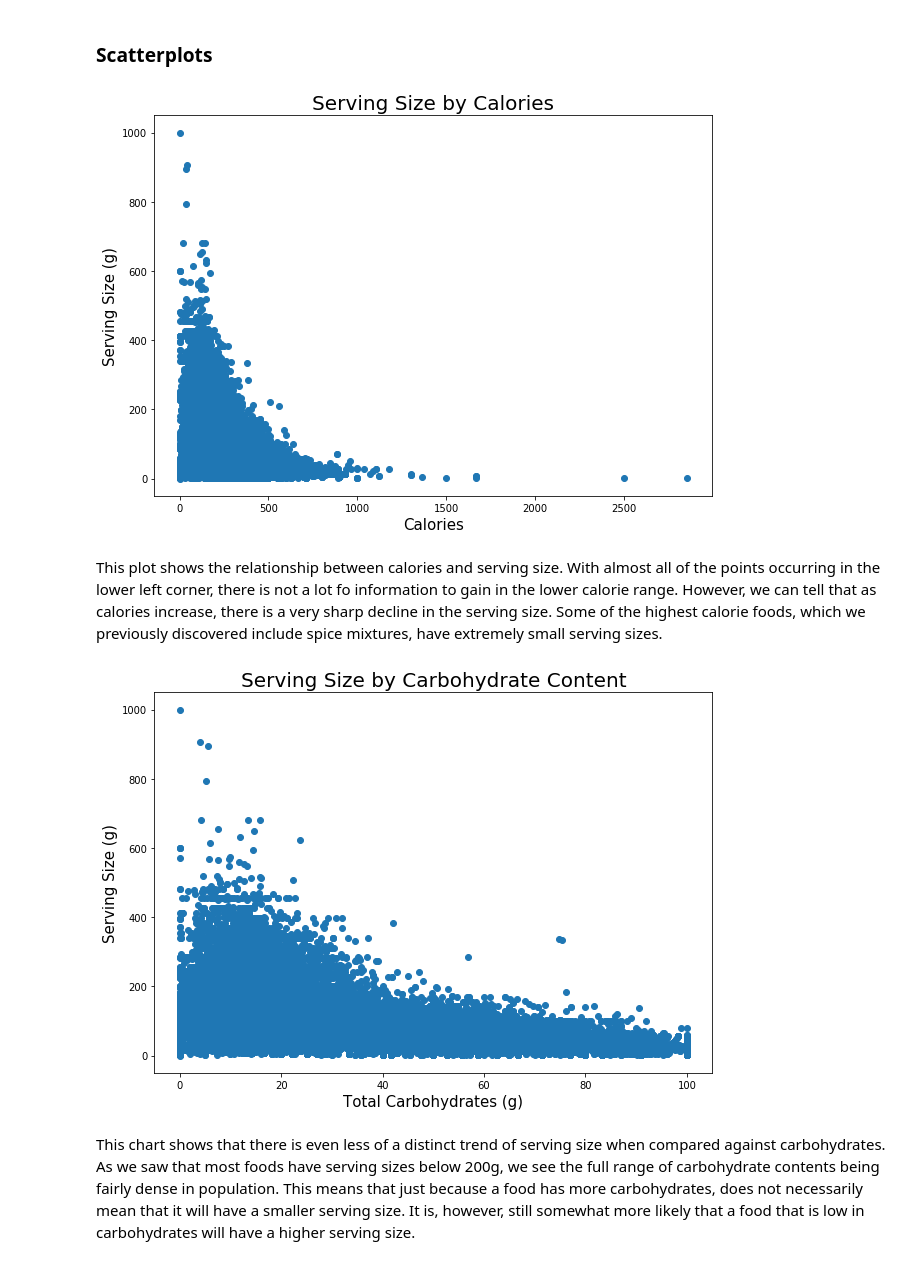
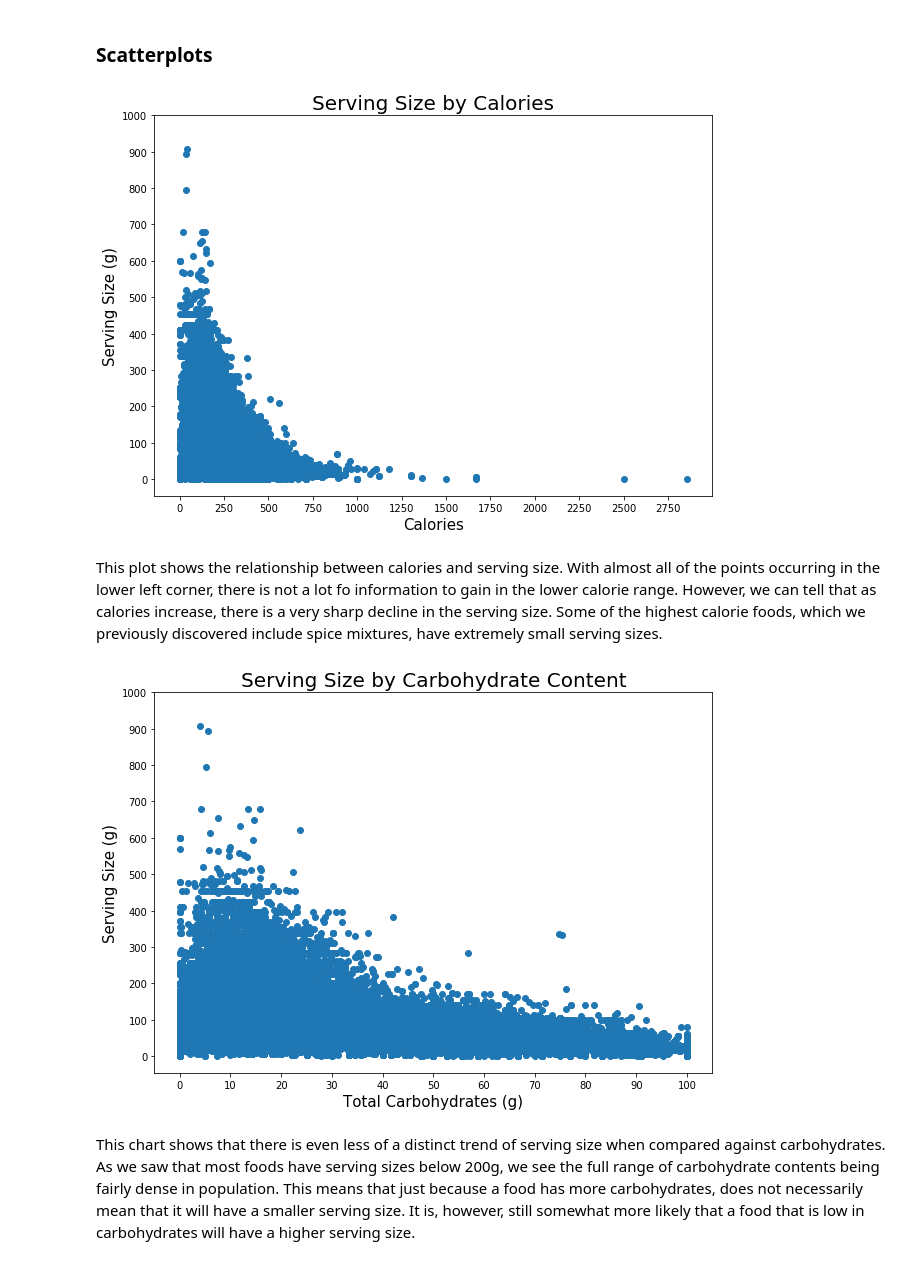
Before and after one commit to ondovj/serving_size_modeling, a Jupyter notebook: code/2-eda.ipynb, the cells around one changed output. Saved outputs shown, nothing was run; the diff lists cells and outputs as text; code cells hidden in the pictures.

```diff
--- a/code/2-eda.ipynb
+++ b/code/2-eda.ipynb
@@ -261,23 +264,25 @@ scatter_plot(df=foods,
              y_col="serving_size",
              x_col="energy",
              title="Serving Size by Calories",
-            y_lab="Serving Size (g)",
-            x_lab="Calories")
-#             x_tick=range(0, 101, 10))
+             y_lab="Serving Size (g)",
+             x_lab="Calories",
+             x_tick=range(0, 2800, 250),
+            y_tick=range(0, 1001, 100))
 # %% [output]
-[figure, old version]
+[figure, new version]
 # %% [markdown]
 This plot shows the relationship between calories and serving size. With almost all of the points occurring in the lower left corner, there is not a lot fo information to gain in the lower calorie range. However, we can tell that as calories increase, there is a very sharp decline in the serving size. Some of the highest calorie foods, which we previously discovered include spice mixtures, have extremely small serving sizes.
 # %%
 scatter_plot(df=foods,
              x_col="carbs",
              y_col="serving_size",
              title="Serving Size by Carbohydrate Content",
-            x_lab="Total Carbohydrates (g)",
-            y_lab="Serving Size (g)")
-#             x_tick=range(0, 101, 10))
+             x_lab="Total Carbohydrates (g)",
+             y_lab="Serving Size (g)",
+             x_tick=range(0, 101, 10),
+             y_tick=range(0, 1001, 100))
 # %% [output]
-[figure, old version]
+[figure, new version]
 # %% [markdown]
 This chart shows that there is even less of a distinct trend of serving size when compared against carbohydrates. As we saw that most foods have serving sizes below 200g, we see the full range of carbohydrate contents being fairly dense in population. This means that just because a food has more carbohydrates, does not necessarily mean that it will have a smaller serving size. It is, however, still somewhat more likely that a food that is low in carbohydrates will have a higher serving size.
 # %%
```
Also changed, not shown: parts of 10 cells of this notebook, 4 other files.
